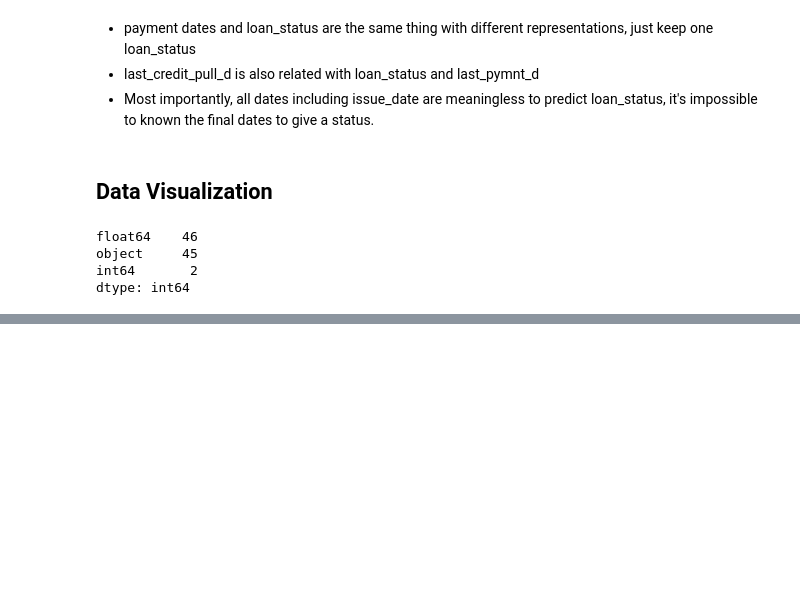
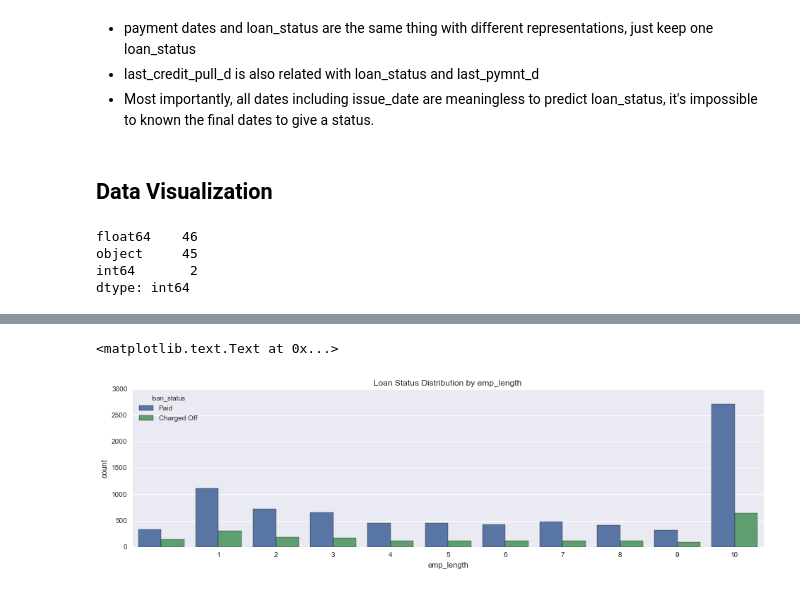
Before and after one commit to ibowen/data_camp, a Jupyter notebook: ds_pro/lendingclub_EDA.ipynb, the cells around one changed output, grey strips where cells are left out. Saved outputs shown, nothing was run; the diff lists cells and outputs as text; code cells hidden in the pictures; blank space fills up the shorter version.

```diff
--- a/ds_pro/lendingclub_EDA.ipynb
+++ b/ds_pro/lendingclub_EDA.ipynb
@@ -350,3 +365,10 @@ dtype: int64
+# %%
+# employment length
+sns.countplot(x='emp_length', hue="loan_status", data=sample_data, order=[''] + range(1,11))
+sns.plt.title('Loan Status Distribution by emp_length')
+# %% [output]
+<matplotlib.text.Text at 0x...>
+[figure, added]
 # %%
 def plot_cgr(cgr_data, cols):
     """function to barplot the categorical features by 'loan status'
```
Also changed, not shown: parts of 4 cells of this notebook, 3 other files.
